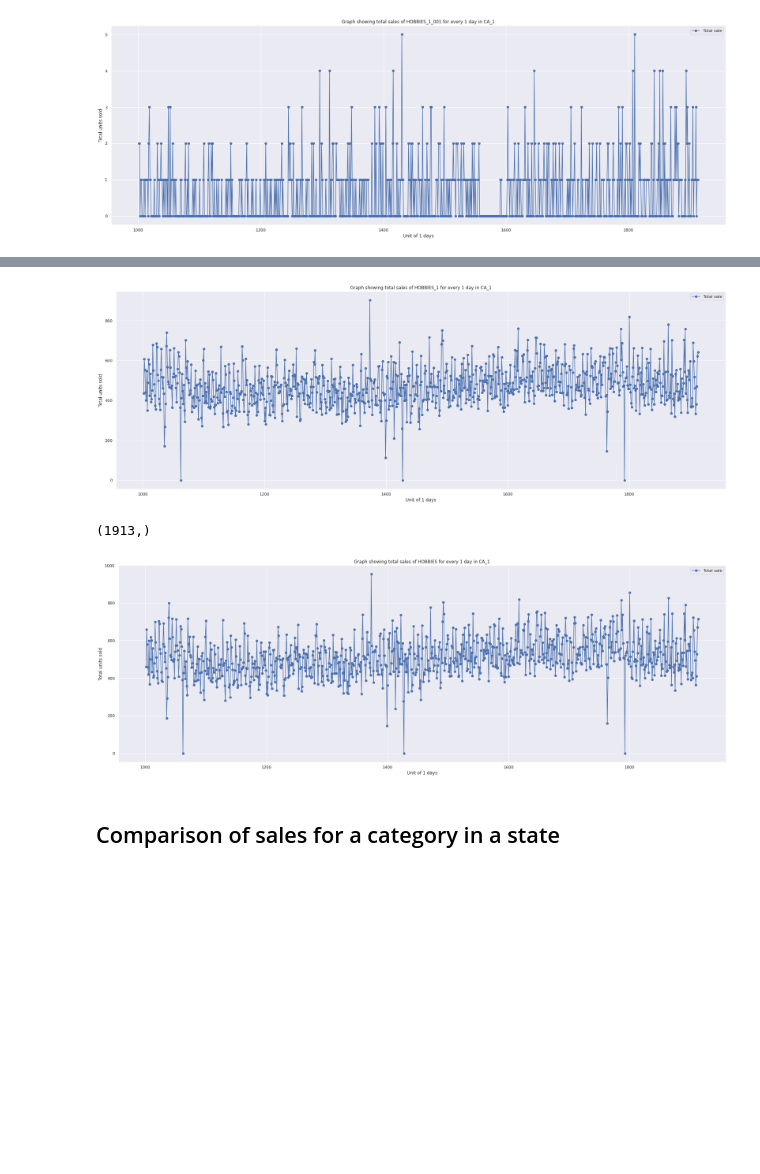
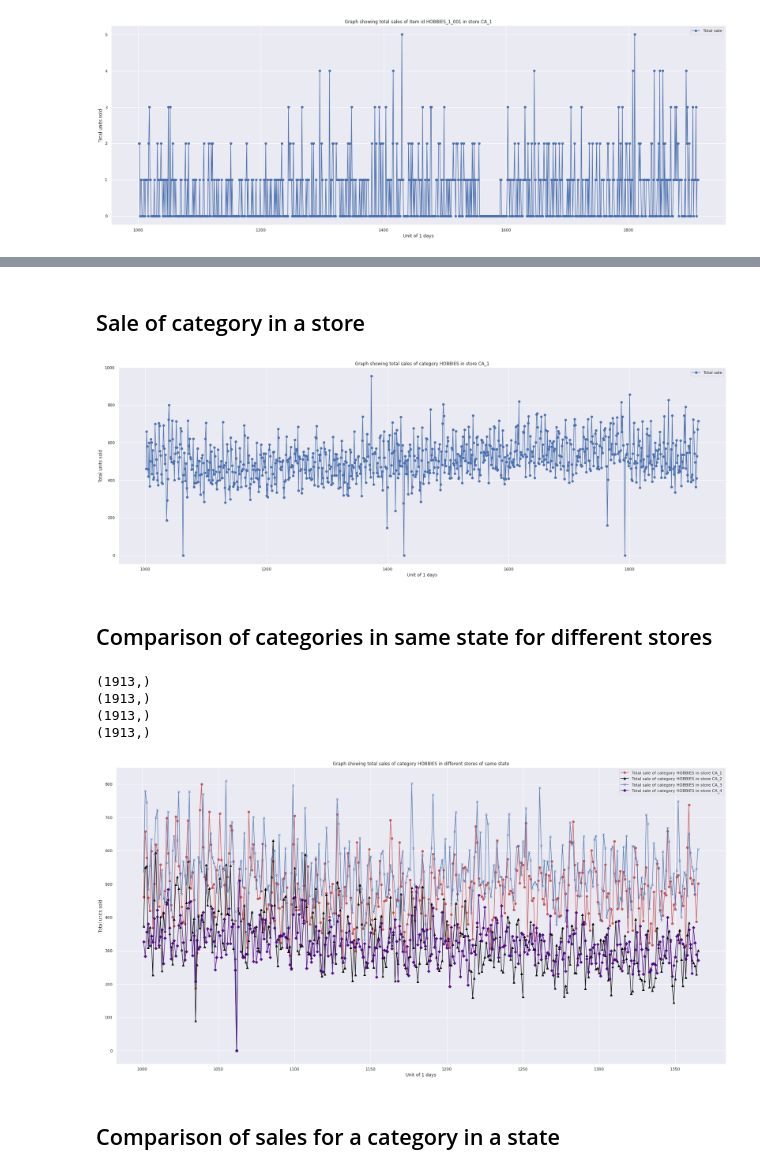
Before and after one commit to Rohan-Agarwal-Developer/walmart-sales-predictions, a Jupyter notebook: trends/Trends.ipynb, the cells around one changed output, grey strips where cells are left out. Saved outputs shown, nothing was run; the diff lists cells and outputs as text; code cells hidden in the pictures; blank space fills up the shorter version.

Commit message:
comparison

```diff
--- a/trends/Trends.ipynb
+++ b/trends/Trends.ipynb
@@ -74,41 +91,80 @@ y.shape
+# %% [markdown]
+## Sale of category in a store
 # %%
+cat_id = "HOBBIES"
+store_id = "CA_1"
+category_store = data[(data['cat_id'] == cat_id) & (data['store_id'] == store_id)].to_numpy()[:,6:]
+category_store.shape
+y1 = np.sum(category_store, axis = 0)
+
 start = 1000
 end = 1913
 _max = 1913
 x = range(1, _max + 1)
 plt.figure(figsize=(30,10))
-plt.plot(x[start:end], y[start:end],label='Total sale',marker='o')
+plt.plot(x[start:end], y1[start:end],label='Total sale',marker='o')
 plt.legend()
-
 plt.xlabel(f'Unit of 1 days')
 plt.ylabel('Total units sold')
-plt.title(f'Graph showing total sales of {dept_id} for every 1 day in {store_id}')
+plt.title(f'Graph showing total sales of category {cat_id} in store {store_id}')
 plt.show()
 # %% [output]
-[figure, old version]
+[figure, new version]
-# %%
-cat_id = "HOBBIES"
-store_id = "CA_1"
-category_store = data[(data['cat_id'] == cat_id) & (data['store_id'] == store_id)].to_numpy()[:,6:]
-category_store.shape
-y1 = np.sum(category_store, axis = 0)
-y1.shape
-# %% [output]
-(1913,)
+# %% [markdown]
+## Comparison of categories in same state for different stores
+# %%
+cat_id = "HOBBIES"
+
+store_id_1 = "CA_1"
+category_state = data[(data['cat_id'] == cat_id) & (data['store_id'] == store_id_1)].to_numpy()[:,6:]
+category_state.shape
+y3 = np.sum(category_state, axis = 0)
+print(y3.shape)
+
+store_id_2 = "CA_2"
+category_state = data[(data['cat_id'] == cat_id) & (data['store_id'] == store_id_2)].to_numpy()[:,6:]
+category_state.shape
+y4 = np.sum(category_state, axis = 0)
+print(y4.shape)
+
+store_id_3 = "CA_3"
+category_state = data[(data['cat_id'] == cat_id) & (data['store_id'] == store_id_3)].to_numpy()[:,6:]
+category_state.shape
+y5 = np.sum(category_state, axis = 0)
+print(y5.shape)
+
+store_id_4 = "CA_4"
+category_state = data[(data['cat_id'] == cat_id) & (data['store_id'] == store_id_4)].to_numpy()[:,6:]
+category_state.shape
+y6 = np.sum(category_state, axis = 0)
+print(y6.shape)
+# %% [output]
+(1913,)
+(1913,)
+(1913,)
+(1913,)
 # %%
 start = 1000
-end = 1913
+end = start + 365
 _max = 1913
+
 x = range(1, _max + 1)
-plt.figure(figsize=(30,10))
-plt.plot(x[start:end], y1[start:end],label='Total sale',marker='o')
-plt.legend()
+
+plt.figure(figsize=(30, 15))
+# plt.vlines(x[start:end], ymin=0, ymax=800)
+
+plt.plot(x[start:end], y3[start:end] ,label=f'Total sale of category {cat_id} in store {store_id_1}',marker='o', c="r", alpha=0.9)
+plt.plot(x[start:end], y4[start:end] ,label=f'Total sale of category {cat_id} in store {store_id_2}',marker='^', c="black", alpha=0.9)
+plt.plot(x[start:end], y5[start:end] ,label=f'Total sale of category {cat_id} in store {store_id_3}',marker='x', c="b", alpha=0.9)
+plt.plot(x[start:end], y6[start:end] ,label=f'Total sale of category {cat_id} in store {store_id_4}',marker='D', c="indigo", alpha=0.9)
+
 
 plt.xlabel(f'Unit of 1 days')
 plt.ylabel('Total units sold')
-plt.title(f'Graph showing total sales of {cat_id} for every 1 day in {store_id}')
+plt.legend()
+plt.title(f'Graph showing total sales of category {cat_id} in different stores of same state')
 plt.show()
 # %% [output]
-[figure, old version]
+[figure, new version]
 # %% [markdown]
 ## Comparison of sales for a category in a state
```
Also changed, not shown: parts of 9 cells of this notebook.
